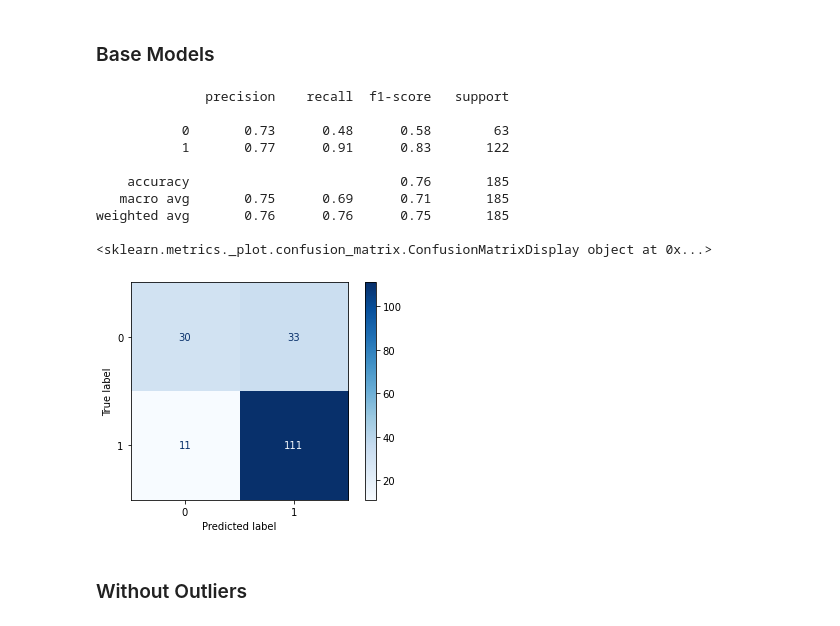
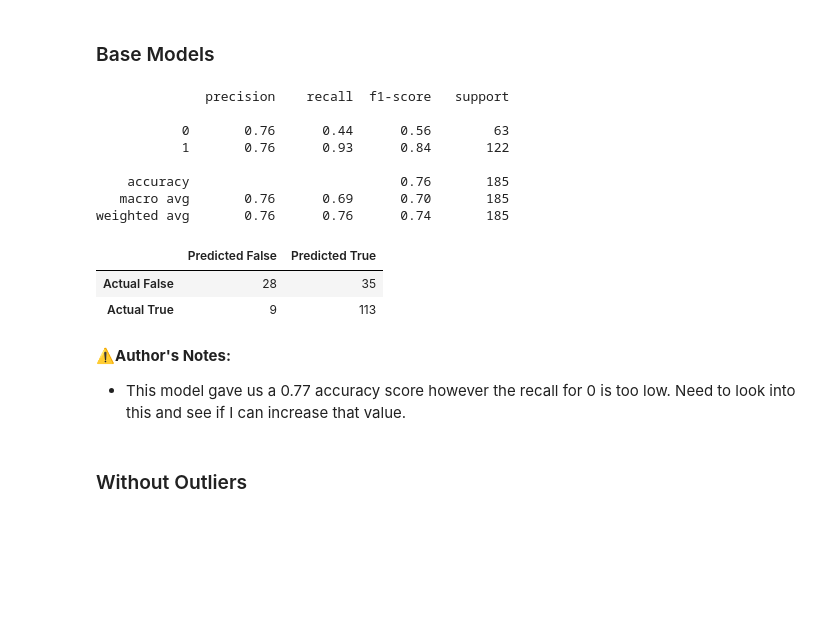
Before and after one commit to rsanchez-dv/ML_Training_Project, a Jupyter notebook: Machine_Learning_Implementation_(Random_Forests).ipynb, the cells around one changed output. Saved outputs shown, nothing was run; the diff lists cells and outputs as text; code cells hidden in the pictures; blank space fills up the shorter version.

```diff
--- a/Machine_Learning_Implementation.ipynb
+++ b/Machine_Learning_Implementation_(Random_Forests).ipynb
@@ -63,26 +72,32 @@ Shape: X_1(445, 14), y_1(445,)
 # %%
 X_train, X_test, y_train, y_test = train_test_split(X,y,test_size = 0.3, random_state = 100)
 
 forest = RandomForestClassifier(n_estimators = 100)
 
 forest.fit(X_train,y_train)
 
 forest_pred = forest.predict(X_test)
 
 print(classification_report(y_test, forest_pred))
-print(plot_confusion_matrix(forest, X_test,y_test, cmap=plt.cm.Blues))
+df_matrix=pd.DataFrame(confusion_matrix(y_test, forest_pred),
+             columns=["Predicted False", "Predicted True"],
+             index=["Actual False", "Actual True"])
+df_matrix.style.background_gradient(cmap='Blues')
 # %% [output]
               precision    recall  f1-score   support
 
-           0       0.73      0.48      0.58        63
-           1       0.77      0.91      0.83       122
+           0       0.76      0.44      0.56        63
+           1       0.76      0.93      0.84       122
 
     accuracy                           0.76       185
-   macro avg       0.75      0.69      0.71       185
-weighted avg       0.76      0.76      0.75       185
-
-<sklearn.metrics._plot.confusion_matrix.ConfusionMatrixDisplay object at 0x...>
+   macro avg       0.76      0.69      0.70       185
+weighted avg       0.76      0.76      0.74       185
-[figure, removed]
+|  | Predicted False | Predicted True |
+| Actual False | 28 | 35 |
+| Actual True | 9 | 113 |
+# %% [markdown]
+⚠️**Author's Notes:**
+* This model gave us a 0.77 accuracy score however the recall for 0 is too low. Need to look into this and see if I can increase that value.
 # %% [markdown]
 ### Without Outliers
 # %%
```
Also changed, not shown: parts of 18 cells of this notebook.
